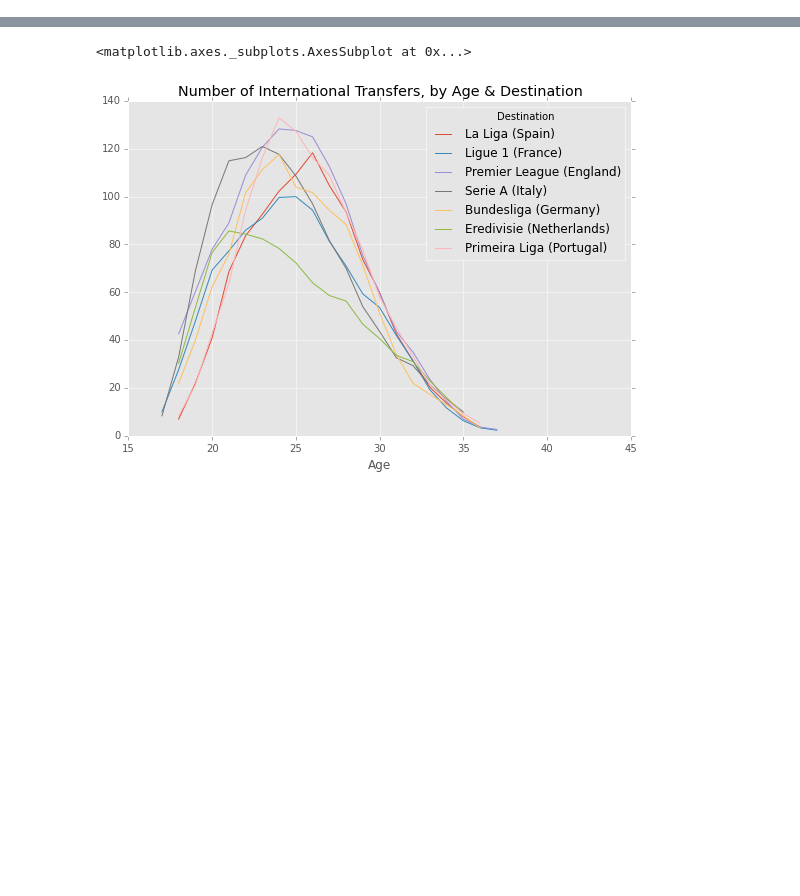
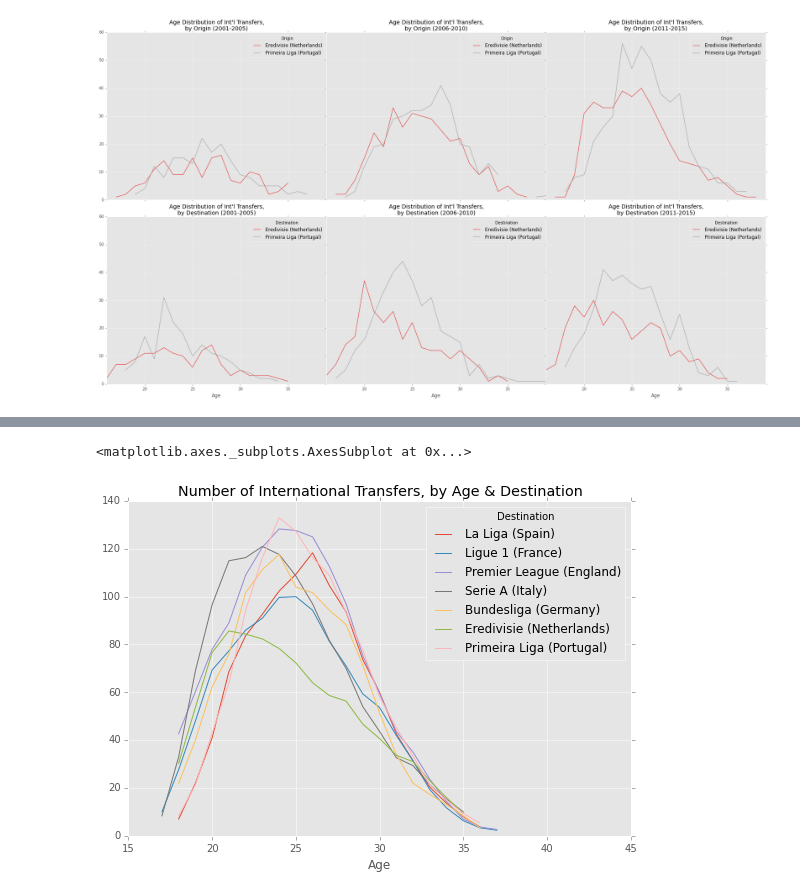
Before and after one commit to kebuhcah/soccer-history, a Jupyter notebook: notebooks/age_distributions.ipynb, the cells around one changed output, grey strips where cells are left out. Cells and saved outputs as stored; diff of their text form; code cells hidden in the pictures; blank space fills up the shorter version.

```diff
--- a/notebooks/age_distributions.ipynb
+++ b/notebooks/age_distributions.ipynb
@@ -1 +1,28 @@
+# %%
+leagues=['NL1','PO1']
+
+df1=nonloans[(nonloans['toCountry']!=nonloans['fromCountry'])&(nonloans['fromLeague'].isin(leagues))] \
+    .rename(columns={'fromLeague':'Origin'}).groupby(['Age','Origin','period'])['id'].count().unstack().unstack() \
+    .rolling(window=1,center=False).mean().rename(columns=leagueCodeMapping)
+
+df2=nonloans[(nonloans['toCountry']!=nonloans['fromCountry'])&(nonloans['toLeague'].isin(leagues))] \
+    .rename(columns={'toLeague':'Destination'}).groupby(['Age','Destination','period'])['id'].count().unstack().unstack() \
+    .rolling(window=1,center=False).mean().rename(columns=leagueCodeMapping)
+
+
+fig, axes = plt.subplots(nrows=2, ncols=3, figsize=(30, 16),sharex=True,sharey=True)
+
+#df['(1995, 2000]'].plot(ax=axes[0,0], title="Age Distribution of Int'l Transfers, \nby Origin (1996-2000)", colormap='Set1', legend=False)
+df1['(2000, 2005]'].plot(ax=axes[0,0], title="Age Distribution of Int'l Transfers, \nby Origin (2001-2005)", colormap='Set1', legend=True)
+df1['(2005, 2010]'].plot(ax=axes[0,1], title="Age Distribution of Int'l Transfers, \nby Origin (2006-2010)", colormap='Set1', legend=True)
+df1['(2010, 2015]'].plot(ax=axes[0,2], title="Age Distribution of Int'l Transfers, \nby Origin (2011-2015)", colormap='Set1', legend=True)
+df2['(2000, 2005]'].plot(ax=axes[1,0], title="Age Distribution of Int'l Transfers, \nby Destination (2001-2005)", colormap='Set1', legend=True)
+df2['(2005, 2010]'].plot(ax=axes[1,1], title="Age Distribution of Int'l Transfers, \nby Destination (2006-2010)", colormap='Set1', legend=True)
+df2['(2010, 2015]'].plot(ax=axes[1,2], title="Age Distribution of Int'l Transfers, \nby Destination (2011-2015)", colormap='Set1', legend=True)
+
+plt.subplots_adjust(wspace=0,hspace=.1)
+
+fig.savefig('age_by_league.png')
+# %% [output]
+[figure, added]
 # %%
```
Also changed, not shown: parts of 10 cells of this notebook, 3 other files.
